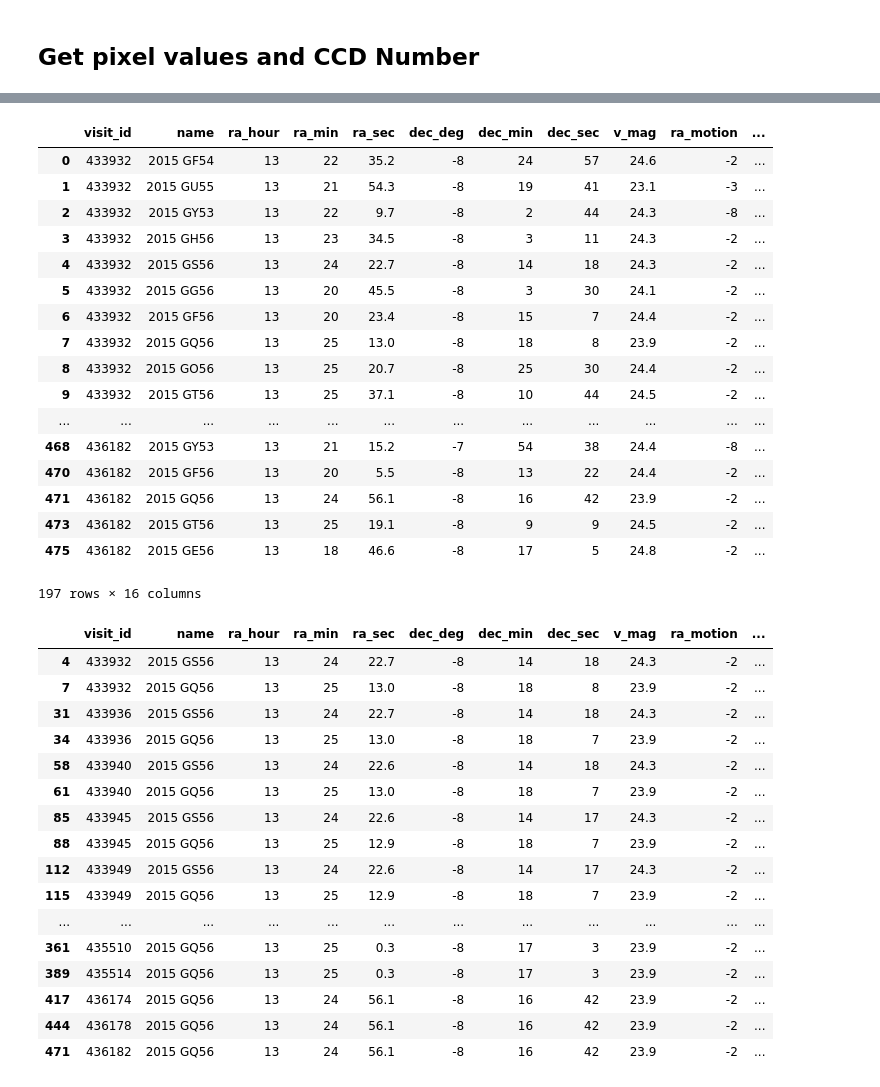
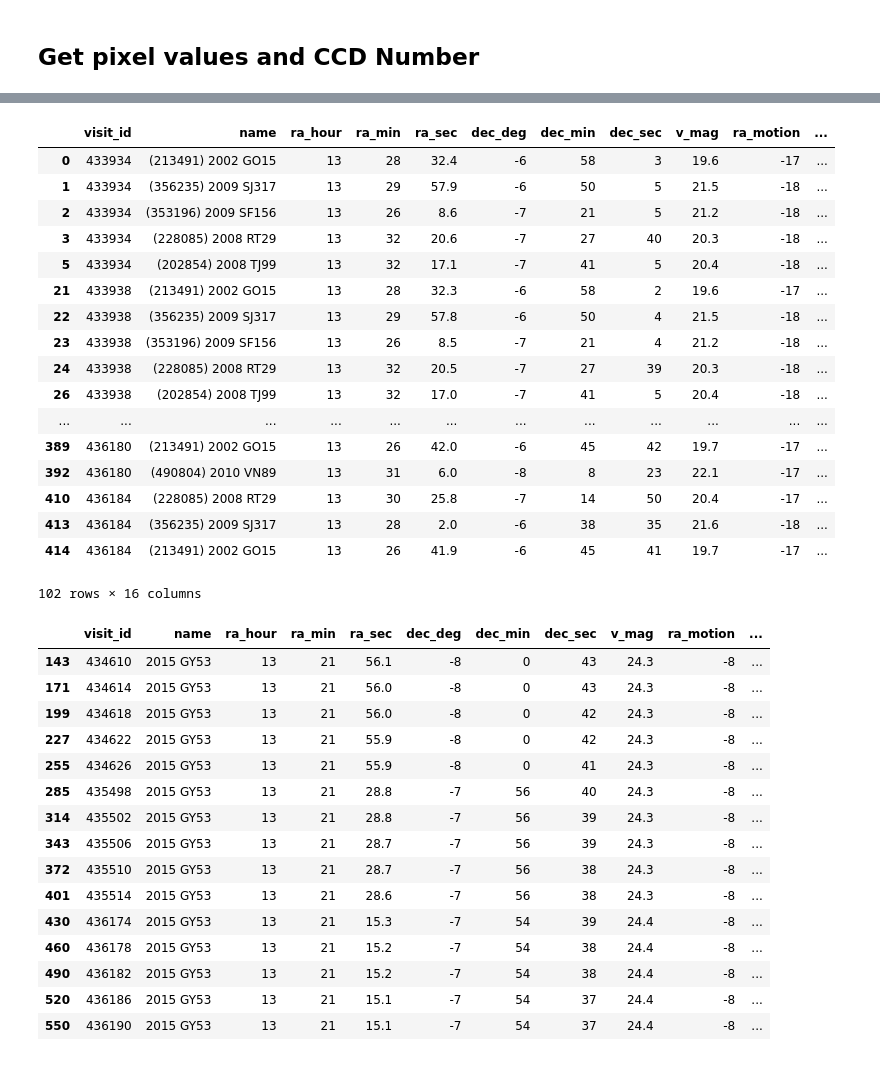
Before and after one commit to smotherh/KBMOD_paper2_data_preperation, a Jupyter notebook: pointing_metadata/query_MPC.ipynb, the cells around one changed output, grey strips where cells are left out. Drawn from its saved outputs; the diff is of its cells as text; code cells hidden in the pictures.

```diff
--- a/pointing_metadata/query_MPC.ipynb
+++ b/pointing_metadata/query_MPC.ipynb
@@ -286,7 +286,9 @@ results_df['y_pixel'] = -99
 results_df['total_motion'] = np.sqrt(results_df['ra_motion']**2. + results_df['dec_motion']**2.)
 # %%
 # Can comment this out if you don't want to select on slow movers (total_motion is arcsec/hr.)
-res_df = results_df.query('total_motion < 10.')
+#res_df = results_df.query('total_motion < 10.')
+#res_df = res_df.reset_index(drop=True)
+res_df = results_df.query('v_mag > 21 and total_motion < 20')
 res_df = res_df.reset_index(drop=True)
 # %%
 res_df.head(10)
@@ -305,5 +307,5 @@ res_df.head(10)
 # %%
-data_loc = '/astro/store/epyc/users/smotherh/DECAM_Data_Reduction/warps/%i' % pg_num
+data_loc = '/astro/store/epyc/users/smotherh/DECAM_Data_Reduction/Pointing_Group_300/warps/%i' % pg_num
 # %%
 night_visits = np.unique(res_df['visit_id'])
 # %%
@@ -315,7 +317,7 @@ for visit in night_visits:
         #print(i)
         try:
             #print('%s/v%i/diffexp-%02i.fits' % (data_loc, visit, i))
-            hdulist = fits.open('%s/%i-%02i.fits' % (data_loc, visit, i))
+            hdulist = fits.open('%s/%02i/%i.fits' % (data_loc,i, visit))
             w = WCS(hdulist[1].header)
         except FileNotFoundError:
             print(visit, i)
@@ -387,40 +389,39 @@ res_df
 res_df.query('x_pixel > -1 and y_pixel > -1')
 # %% [output]
 |  | visit_id | name | ra_hour | ra_min | ra_sec | dec_deg | dec_min | dec_sec | v_mag | ra_motion | ... |
-| 0 | 433932 | 2015 GF54 | 13 | 22 | 35.2 | -8 | 24 | 57 | 24.6 | -2 | ... |
-| 1 | 433932 | 2015 GU55 | 13 | 21 | 54.3 | -8 | 19 | 41 | 23.1 | -3 | ... |
-| 2 | 433932 | 2015 GY53 | 13 | 22 | 9.7 | -8 | 2 | 44 | 24.3 | -8 | ... |
-| 3 | 433932 | 2015 GH56 | 13 | 23 | 34.5 | -8 | 3 | 11 | 24.3 | -2 | ... |
-| 4 | 433932 | 2015 GS56 | 13 | 24 | 22.7 | -8 | 14 | 18 | 24.3 | -2 | ... |
-| 5 | 433932 | 2015 GG56 | 13 | 20 | 45.5 | -8 | 3 | 30 | 24.1 | -2 | ... |
-| 6 | 433932 | 2015 GF56 | 13 | 20 | 23.4 | -8 | 15 | 7 | 24.4 | -2 | ... |
-| 7 | 433932 | 2015 GQ56 | 13 | 25 | 13.0 | -8 | 18 | 8 | 23.9 | -2 | ... |
-| 8 | 433932 | 2015 GO56 | 13 | 25 | 20.7 | -8 | 25 | 30 | 24.4 | -2 | ... |
-| 9 | 433932 | 2015 GT56 | 13 | 25 | 37.1 | -8 | 10 | 44 | 24.5 | -2 | ... |
+| 0 | 433934 | (213491) 2002 GO15 | 13 | 28 | 32.4 | -6 | 58 | 3 | 19.6 | -17 | ... |
+| 1 | 433934 | (356235) 2009 SJ317 | 13 | 29 | 57.9 | -6 | 50 | 5 | 21.5 | -18 | ... |
+| 2 | 433934 | (353196) 2009 SF156 | 13 | 26 | 8.6 | -7 | 21 | 5 | 21.2 | -18 | ... |
+| 3 | 433934 | (228085) 2008 RT29 | 13 | 32 | 20.6 | -7 | 27 | 40 | 20.3 | -18 | ... |
+| 5 | 433934 | (202854) 2008 TJ99 | 13 | 32 | 17.1 | -7 | 41 | 5 | 20.4 | -18 | ... |
+| 21 | 433938 | (213491) 2002 GO15 | 13 | 28 | 32.3 | -6 | 58 | 2 | 19.6 | -17 | ... |
+| 22 | 433938 | (356235) 2009 SJ317 | 13 | 29 | 57.8 | -6 | 50 | 4 | 21.5 | -18 | ... |
+| 23 | 433938 | (353196) 2009 SF156 | 13 | 26 | 8.5 | -7 | 21 | 4 | 21.2 | -18 | ... |
+| 24 | 433938 | (228085) 2008 RT29 | 13 | 32 | 20.5 | -7 | 27 | 39 | 20.3 | -18 | ... |
+| 26 | 433938 | (202854) 2008 TJ99 | 13 | 32 | 17.0 | -7 | 41 | 5 | 20.4 | -18 | ... |
 | ... | ... | ... | ... | ... | ... | ... | ... | ... | ... | ... | ... |
-| 468 | 436182 | 2015 GY53 | 13 | 21 | 15.2 | -7 | 54 | 38 | 24.4 | -8 | ... |
-| 470 | 436182 | 2015 GF56 | 13 | 20 | 5.5 | -8 | 13 | 22 | 24.4 | -2 | ... |
-| 471 | 436182 | 2015 GQ56 | 13 | 24 | 56.1 | -8 | 16 | 42 | 23.9 | -2 | ... |
-| 473 | 436182 | 2015 GT56 | 13 | 25 | 19.1 | -8 | 9 | 9 | 24.5 | -2 | ... |
-| 475 | 436182 | 2015 GE56 | 13 | 18 | 46.6 | -8 | 17 | 5 | 24.8 | -2 | ... |
+| 389 | 436180 | (213491) 2002 GO15 | 13 | 26 | 42.0 | -6 | 45 | 42 | 19.7 | -17 | ... |
+| 392 | 436180 | (490804) 2010 VN89 | 13 | 31 | 6.0 | -8 | 8 | 23 | 22.1 | -17 | ... |
+| 410 | 436184 | (228085) 2008 RT29 | 13 | 30 | 25.8 | -7 | 14 | 50 | 20.4 | -17 | ... |
+| 413 | 436184 | (356235) 2009 SJ317 | 13 | 28 | 2.0 | -6 | 38 | 35 | 21.6 | -18 | ... |
+| 414 | 436184 | (213491) 2002 GO15 | 13 | 26 | 41.9 | -6 | 45 | 41 | 19.7 | -17 | ... |
-197 rows × 16 columns
+102 rows × 16 columns
 # %%
-res_df.query('ccd == 30')
+res_df.query('ccd == 15')
 # %% [output]
 |  | visit_id | name | ra_hour | ra_min | ra_sec | dec_deg | dec_min | dec_sec | v_mag | ra_motion | ... |
-| 4 | 433932 | 2015 GS56 | 13 | 24 | 22.7 | -8 | 14 | 18 | 24.3 | -2 | ... |
-| 7 | 433932 | 2015 GQ56 | 13 | 25 | 13.0 | -8 | 18 | 8 | 23.9 | -2 | ... |
-| 31 | 433936 | 2015 GS56 | 13 | 24 | 22.7 | -8 | 14 | 18 | 24.3 | -2 | ... |
-| 34 | 433936 | 2015 GQ56 | 13 | 25 | 13.0 | -8 | 18 | 7 | 23.9 | -2 | ... |
-| 58 | 433940 | 2015 GS56 | 13 | 24 | 22.6 | -8 | 14 | 18 | 24.3 | -2 | ... |
-| 61 | 433940 | 2015 GQ56 | 13 | 25 | 13.0 | -8 | 18 | 7 | 23.9 | -2 | ... |
-| 85 | 433945 | 2015 GS56 | 13 | 24 | 22.6 | -8 | 14 | 17 | 24.3 | -2 | ... |
-| 88 | 433945 | 2015 GQ56 | 13 | 25 | 12.9 | -8 | 18 | 7 | 23.9 | -2 | ... |
-| 112 | 433949 | 2015 GS56 | 13 | 24 | 22.6 | -8 | 14 | 17 | 24.3 | -2 | ... |
-| 115 | 433949 | 2015 GQ56 | 13 | 25 | 12.9 | -8 | 18 | 7 | 23.9 | -2 | ... |
-| ... | ... | ... | ... | ... | ... | ... | ... | ... | ... | ... | ... |
-| 361 | 435510 | 2015 GQ56 | 13 | 25 | 0.3 | -8 | 17 | 3 | 23.9 | -2 | ... |
-| 389 | 435514 | 2015 GQ56 | 13 | 25 | 0.3 | -8 | 17 | 3 | 23.9 | -2 | ... |
-| 417 | 436174 | 2015 GQ56 | 13 | 24 | 56.1 | -8 | 16 | 42 | 23.9 | -2 | ... |
-| 444 | 436178 | 2015 GQ56 | 13 | 24 | 56.1 | -8 | 16 | 42 | 23.9 | -2 | ... |
-| 471 | 436182 | 2015 GQ56 | 13 | 24 | 56.1 | -8 | 16 | 42 | 23.9 | -2 | ... |
+| 143 | 434610 | 2015 GY53 | 13 | 21 | 56.1 | -8 | 0 | 43 | 24.3 | -8 | ... |
+| 171 | 434614 | 2015 GY53 | 13 | 21 | 56.0 | -8 | 0 | 43 | 24.3 | -8 | ... |
+| 199 | 434618 | 2015 GY53 | 13 | 21 | 56.0 | -8 | 0 | 42 | 24.3 | -8 | ... |
+| 227 | 434622 | 2015 GY53 | 13 | 21 | 55.9 | -8 | 0 | 42 | 24.3 | -8 | ... |
+| 255 | 434626 | 2015 GY53 | 13 | 21 | 55.9 | -8 | 0 | 41 | 24.3 | -8 | ... |
+| 285 | 435498 | 2015 GY53 | 13 | 21 | 28.8 | -7 | 56 | 40 | 24.3 | -8 | ... |
+| 314 | 435502 | 2015 GY53 | 13 | 21 | 28.8 | -7 | 56 | 39 | 24.3 | -8 | ... |
+| 343 | 435506 | 2015 GY53 | 13 | 21 | 28.7 | -7 | 56 | 39 | 24.3 | -8 | ... |
+| 372 | 435510 | 2015 GY53 | 13 | 21 | 28.7 | -7 | 56 | 38 | 24.3 | -8 | ... |
+| 401 | 435514 | 2015 GY53 | 13 | 21 | 28.6 | -7 | 56 | 38 | 24.3 | -8 | ... |
+| 430 | 436174 | 2015 GY53 | 13 | 21 | 15.3 | -7 | 54 | 39 | 24.4 | -8 | ... |
+| 460 | 436178 | 2015 GY53 | 13 | 21 | 15.2 | -7 | 54 | 38 | 24.4 | -8 | ... |
+| 490 | 436182 | 2015 GY53 | 13 | 21 | 15.2 | -7 | 54 | 38 | 24.4 | -8 | ... |
+| 520 | 436186 | 2015 GY53 | 13 | 21 | 15.1 | -7 | 54 | 37 | 24.4 | -8 | ... |
+| 550 | 436190 | 2015 GY53 | 13 | 21 | 15.1 | -7 | 54 | 37 | 24.4 | -8 | ... |
```
Also changed, not shown: parts of 14 cells of this notebook.
